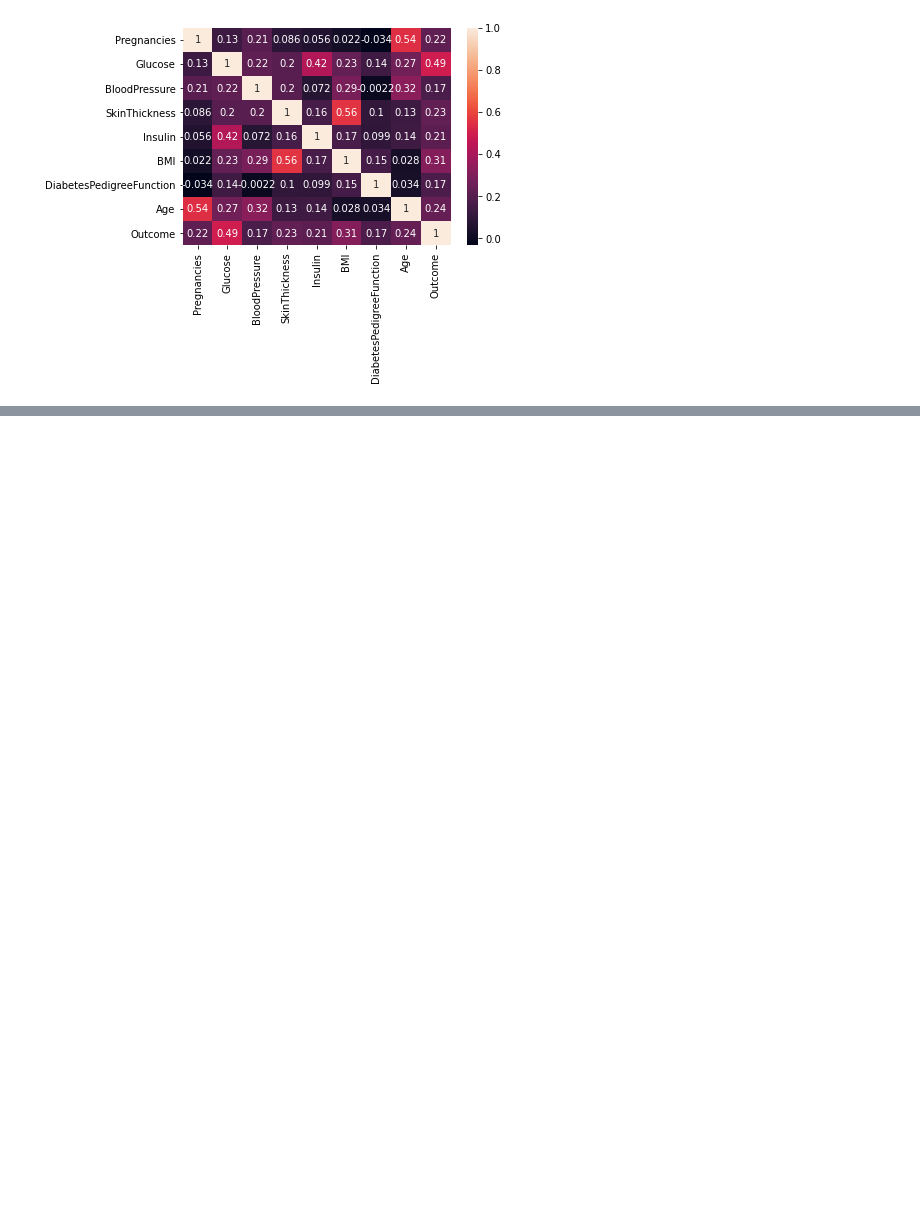
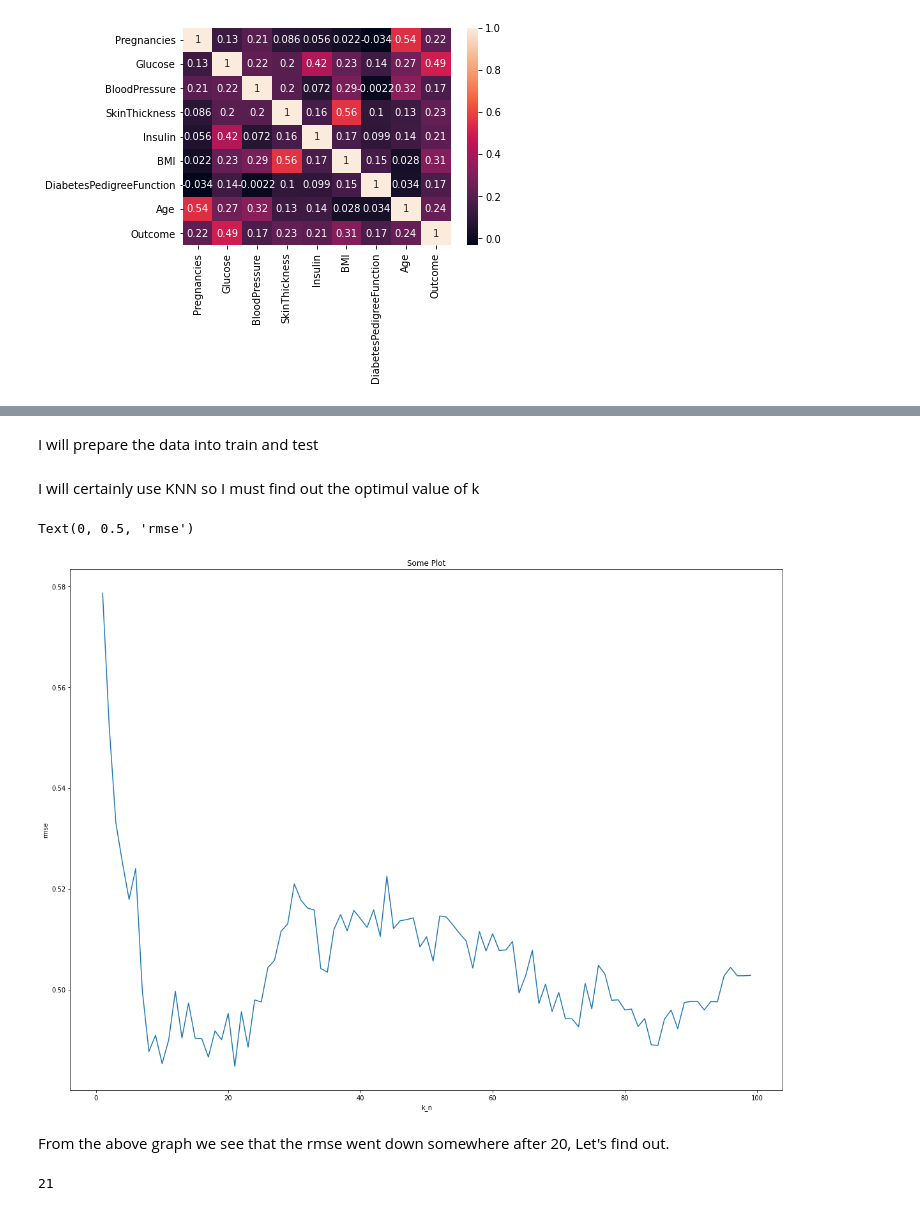
Before and after one commit to Ak-Gautam/diabetese_pred, a Jupyter notebook: pima.ipynb, the cells around one changed output, grey strips where cells are left out. Cells and saved outputs as stored; diff of their text form; code cells hidden in the pictures; blank space fills up the shorter version.

```diff
--- a/pima.ipynb
+++ b/pima.ipynb
@@ -174,0 +188,12 @@ sns.heatmap(df.corr(), annot=True)
+# %%
+from sklearn.preprocessing import StandardScaler
+scaler = StandardScaler()
+scaler.fit(df.drop('Outcome', axis = 1))
+scaler_features = scaler.transform(df.drop('Outcome', axis = 1))
+df_feat = pd.DataFrame(scaler_features, columns = df.columns[:-1])
+
+# appending the outcome feature
+df_feat['Outcome'] = df['Outcome'].astype(int)
+
+df = df_feat.copy()
+df.head()
@@ -174,0 +207,38 @@ sns.heatmap(df.corr(), annot=True)
+# %% [markdown]
+I will prepare the data into train and test
+# %%
+from sklearn.model_selection import train_test_split
+
+X = df.drop('Outcome', axis=1)
+y = df['Outcome']
+
+X_train, X_test, y_train, y_test = train_test_split(X, y, test_size=0.25, random_state=32)
+# %% [markdown]
+I will certainly use KNN so I must find out the optimul value of k
+# %%
+from sklearn.neighbors import KNeighborsClassifier
+from sklearn.model_selection import cross_val_score
+
+def rmse_cv(model):
+    rmse = np.sqrt(-cross_val_score(model, X_train, y_train, scoring="neg_mean_squared_error"))
+    return(rmse)
+# %%
+model_knn = KNeighborsClassifier()
+
+i = [i for i in range(1, 100)]
+cv_knn = [rmse_cv(KNeighborsClassifier(n_neighbors=j)).mean()
+            for j in i]
+# %%
+cv_knn = pd.Series(cv_knn, index = i)
+cv_knn.plot(title = "Some Plot", figsize=(20, 15))
+plt.xlabel("k_n")
+plt.ylabel("rmse")
+# %% [output]
+Text(0, 0.5, 'rmse')
+[figure, added]
+# %% [markdown]
+From the above graph we see that the rmse went down somewhere  after 20, Let's find out.
+# %%
+cv_knn.idxmin()
+# %% [output]
+21
```
Also changed, not shown: parts of 11 cells of this notebook.
